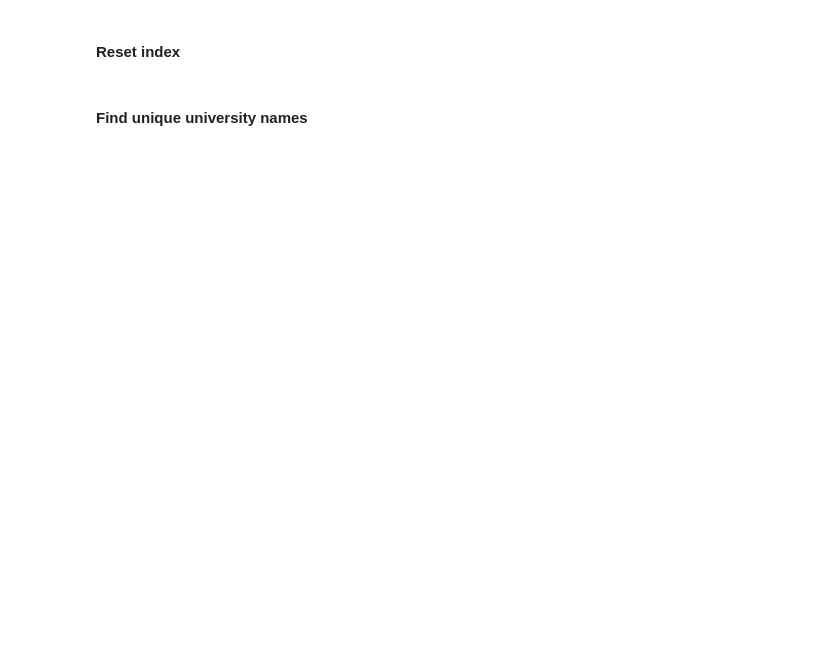
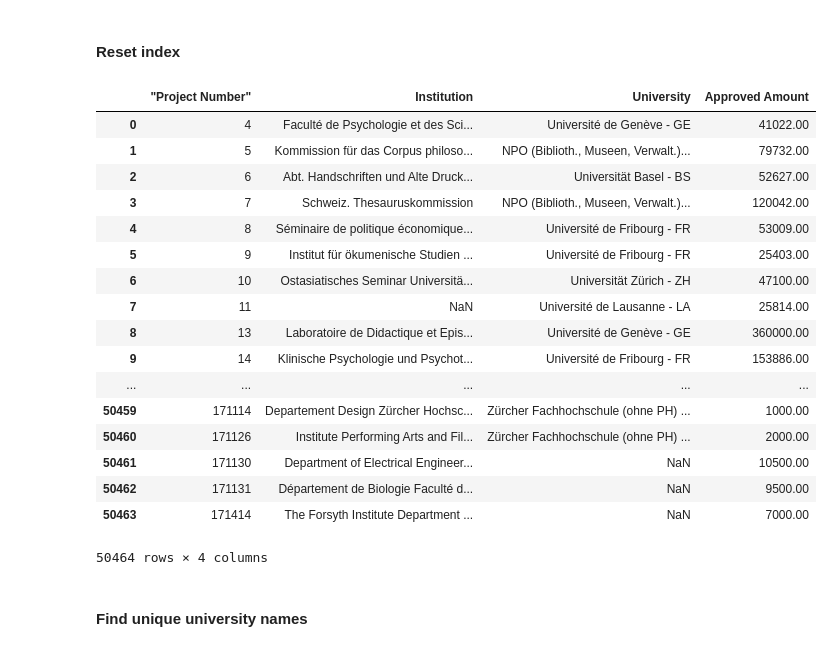
Before and after one commit to agpmilli/adaepfl, a Jupyter notebook: Homework/03 - Interactive Viz/Interactive Viz.ipynb, the cells around one changed output. Cells and saved outputs as stored; diff of their text form; code cells hidden in the pictures; blank space fills up the shorter version.

```diff
--- a/Homework/03 - Interactive Viz/Interactive Viz.ipynb
+++ b/Homework/03 - Interactive Viz/Interactive Viz.ipynb
@@ -67,7 +81,27 @@ data.head()
 # %% [markdown]
 #### Reset index
 # %%
-data = data.reset_index()
+data = data.reset_index(drop=True)
+data
+# %% [output]
+|  | ﻿"Project Number" | Institution | University | Approved Amount |
+| 0 | 4 | Faculté de Psychologie et des Sci... | Université de Genève - GE | 41022.00 |
+| 1 | 5 | Kommission für das Corpus philoso... | NPO (Biblioth., Museen, Verwalt.)... | 79732.00 |
+| 2 | 6 | Abt. Handschriften und Alte Druck... | Universität Basel - BS | 52627.00 |
+| 3 | 7 | Schweiz. Thesauruskommission | NPO (Biblioth., Museen, Verwalt.)... | 120042.00 |
+| 4 | 8 | Séminaire de politique économique... | Université de Fribourg - FR | 53009.00 |
+| 5 | 9 | Institut für ökumenische Studien ... | Université de Fribourg - FR | 25403.00 |
+| 6 | 10 | Ostasiatisches Seminar Universitä... | Universität Zürich - ZH | 47100.00 |
+| 7 | 11 | NaN | Université de Lausanne - LA | 25814.00 |
+| 8 | 13 | Laboratoire de Didactique et Epis... | Université de Genève - GE | 360000.00 |
+| 9 | 14 | Klinische Psychologie und Psychot... | Université de Fribourg - FR | 153886.00 |
+| ... | ... | ... | ... | ... |
+| 50459 | 171114 | Departement Design Zürcher Hochsc... | Zürcher Fachhochschule (ohne PH) ... | 1000.00 |
+| 50460 | 171126 | Institute Performing Arts and Fil... | Zürcher Fachhochschule (ohne PH) ... | 2000.00 |
+| 50461 | 171130 | Department of Electrical Engineer... | NaN | 10500.00 |
+| 50462 | 171131 | Département de Biologie Faculté d... | NaN | 9500.00 |
+| 50463 | 171414 | The Forsyth Institute Department ... | NaN | 7000.00 |
+50464 rows × 4 columns
 # %% [markdown]
 #### Find unique university names
 # %%
```
Also changed, not shown: parts of 3 cells of this notebook, 1 other file.
